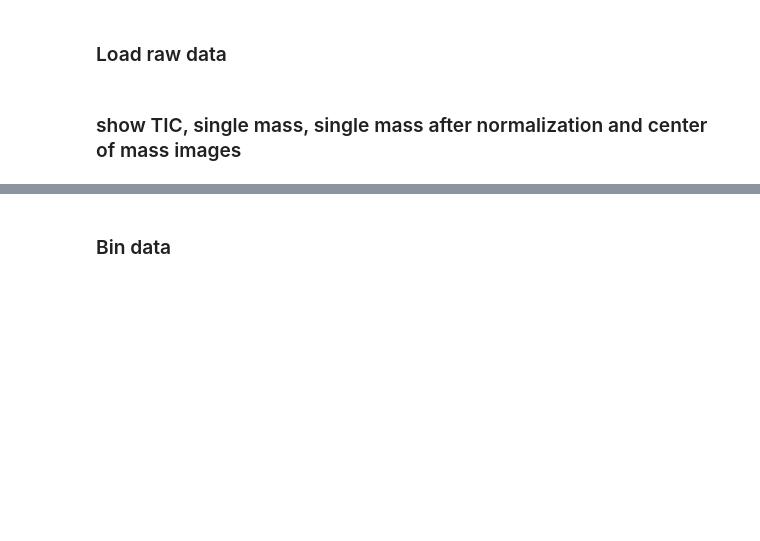
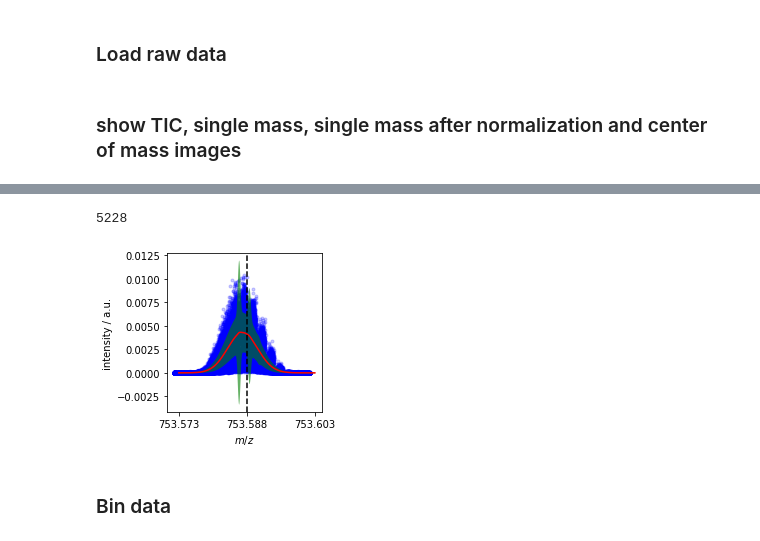
Before and after one commit to youngster/pyproIMS, a Jupyter notebook: test_script.ipynb, the cells around one changed output, grey strips where cells are left out. Drawn from its saved outputs; the diff is of its cells as text; code cells hidden in the pictures; blank space fills up the shorter version.

```diff
--- a/test_script.ipynb
+++ b/test_script.ipynb
@@ -82,3 +132,42 @@ print(amps)
+# %%
+def gausss(x, amp, x0, sigma):
+    return amp*np.exp(-((x-x0)/sigma)**2/2)
+for peak in range(len(positions)):
+    sampling = np.arange(positions[peak] - fitrange*positions[peak], positions[peak] + fitrange*positions[peak], accuracy)
+    allgauss = np.zeros((sampling.shape[0], M_raw.indices.shape[0]))
+    meany = 0
+    my_label = 'data'
+    indices = np.where(~np.isnan(x0[0,:]))[0]
+    plt.figure(figsize=(3.5,3))
+    for pixel in indices:
+        print(pixel, end = '\r')
+        minindex = M_raw.nearestmzindex(pixel, positions[peak] - fitrange*positions[peak])
+        maxindex = M_raw.nearestmzindex(pixel, positions[peak] + fitrange*positions[peak])
+        x = M_raw.data_spectrum[pixel][0][minindex:maxindex]
+        y = M_raw.data_spectrum[pixel][1][minindex:maxindex]
+        meany += np.mean(y)
+        plt.plot(x, y, 'b.', label = my_label, alpha = .2)
+        my_label = "_nolegend_"
+        allgauss[:,pixel] = gausss(sampling, amp[peak, pixel], x0[peak, pixel], sigma[peak, pixel])
+
+    meany /= np.max(M_raw.indices)
+    avrggauss = np.mean(allgauss, axis = 1)
+    sigmagauss = np.std(allgauss, axis = 1)
+    plt.plot(sampling, avrggauss, 'red', label = 'average fit', zorder = 10001)
+    plt.fill_between(sampling, avrggauss-sigmagauss, avrggauss+sigmagauss, facecolor='green', alpha=.6,label = 'Std of average fit', zorder = 10000)
+    plt.axvline(positions[peak], linestyle = '--', color = 'k', label = 'standard', zorder = 10002)
+    #plt.legend()
+    plt.xlabel('$m/z$')
+    plt.ylabel('intensity / a.u.')
+    plt.gca().get_xaxis().get_major_formatter().set_useOffset(False)
+    plt.gca().get_yaxis().get_major_formatter().set_useOffset(True)
+    plt.xticks([sampling[0], positions[peak], sampling[-1]])
+    plt.gca().set_xticklabels([np.round(sampling[0], 3), np.round(positions[peak],3), np.round(sampling[-1], 3)])
+    plt.tight_layout()
+plt.show()
+# %% [output]
+5228
+[figure, added]
 # %% [markdown]
 ### Bin data
 # %%
```
Also changed, not shown: parts of 4 cells of this notebook.
